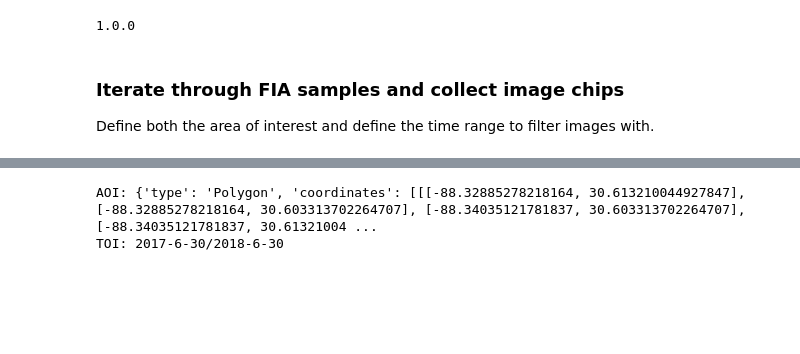
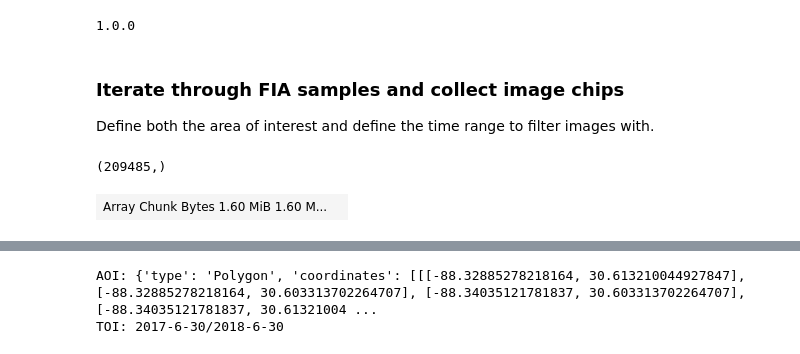
Before and after one commit to csp-inc/data-ingestion, a Jupyter notebook: notebooks/fia-sentinel.ipynb, the cells around one changed output, grey strips where cells are left out. Cells and saved outputs as stored; diff of their text form; code cells hidden in the pictures; blank space fills up the shorter version.

```diff
--- a/notebooks/fia-sentinel.ipynb
+++ b/notebooks/fia-sentinel.ipynb
@@ -110,0 +131,9 @@ Define both the area of interest and define the time range to filter images with
+# %%
+gdf['AOI'].shape
+# %% [output]
+(209485,)
+# %%
+import dask.array as da
+da.zeros(shape=gdf['AOI'].shape)
+# %% [output]
+| Array Chunk Bytes 1.60 MiB 1.60 M... |  |
```
Also changed, not shown: parts of 9 cells of this notebook.
